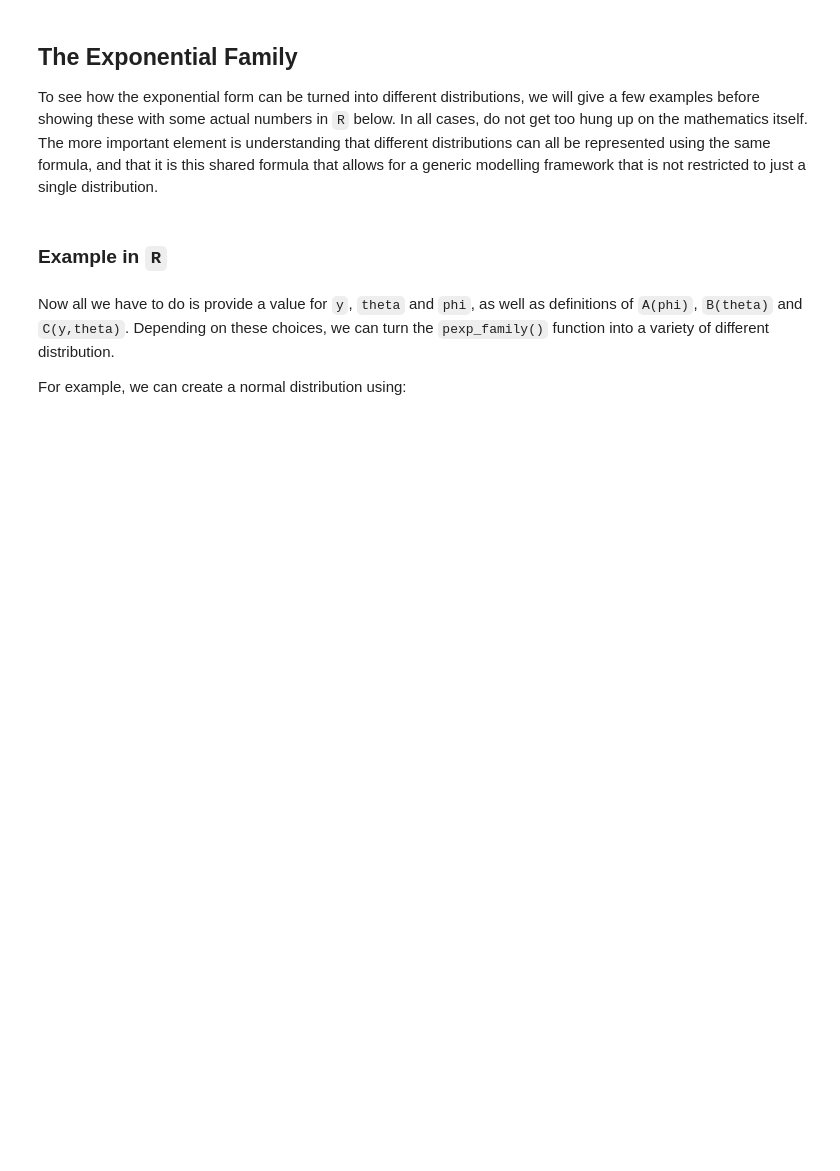
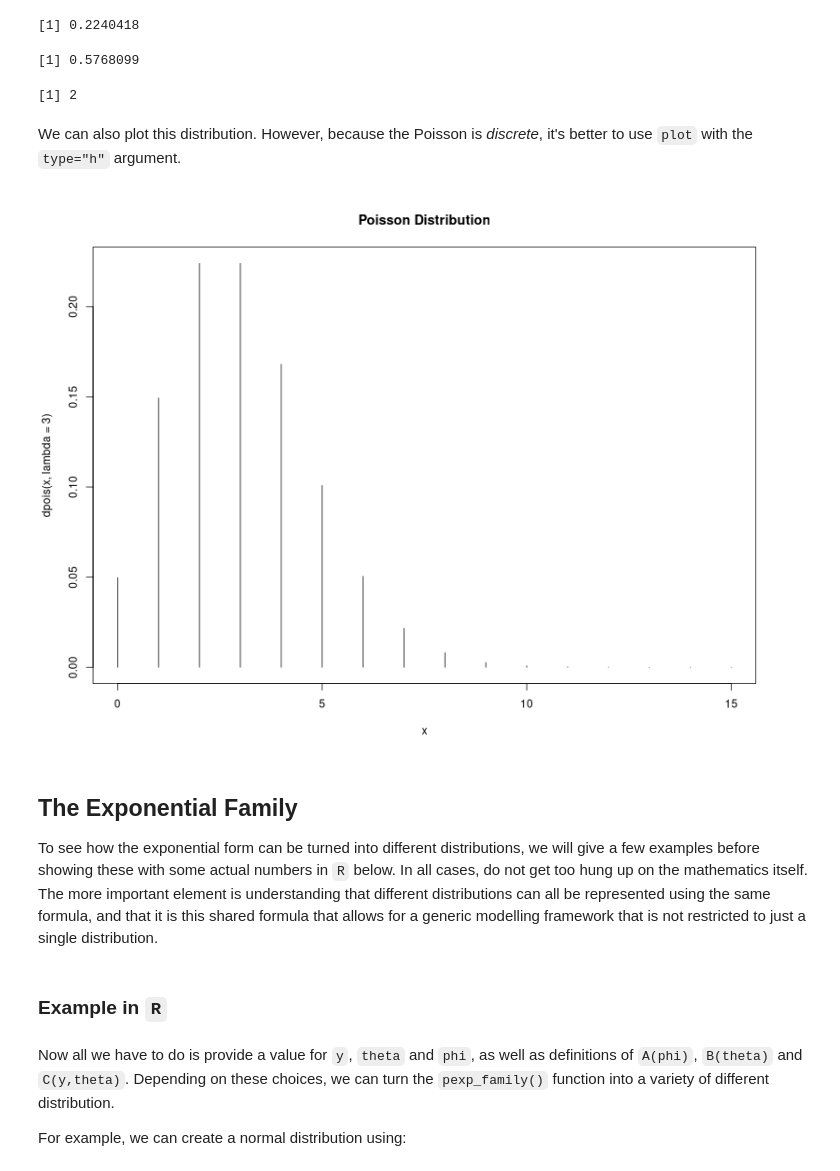
Before and after one commit to PCHN63112-Generalised-Linear-Mixed/extending-linear-models, a Jupyter notebook: workshop.ipynb, the cells around one changed output. Cells and saved outputs as stored; diff of their text form; code cells hidden in the pictures; blank space fills up the shorter version.

```diff
--- a/workshop.ipynb
+++ b/workshop.ipynb
@@ -6,3 +53,22 @@ In the associated lesson, we introduced all the pieces needed to understand
+# %%
+dpois(x=2, lambda=3)
+# %% [output]
+[1] 0.2240418
+# %%
+ppois(q=2, lambda=3, lower.tail=FALSE)
+# %% [output]
+[1] 0.5768099
+# %%
+qpois(p=0.6, lambda=3, lower.tail=FALSE)
+# %% [output]
+[1] 2
+# %% [markdown]
+We can also plot this distribution. However, because the Poisson is *discrete*, it's better to use `plot` with the `type="h"` argument.
+# %%
+x <- 0:15
+plot(x, dpois(x,lambda=3), type="h", main="Poisson Distribution")
+# %% [output]
+[figure, added]
 # %% [markdown]
 ## The Exponential Family
 To see how the exponential form can be turned into different distributions, we will give a few examples before showing these with some actual numbers in `R` below. In all cases, do not get too hung up on the mathematics itself. The more important element is understanding that different distributions can all be represented using the same formula, and that it is this shared formula that allows for a generic modelling framework that is not restricted to just a single distribution.
```
Also changed, not shown: parts of 15 cells of this notebook, 1 other file.
